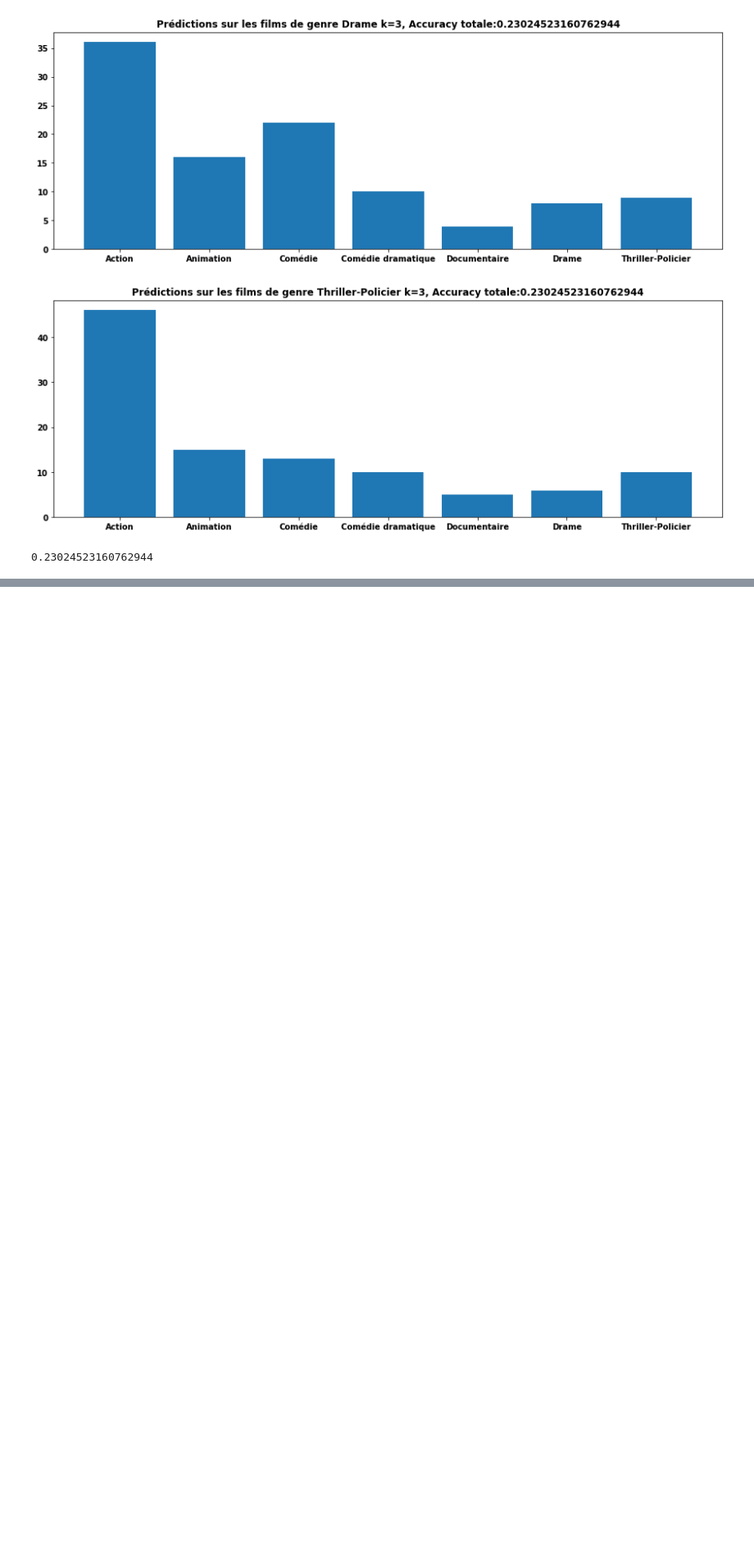
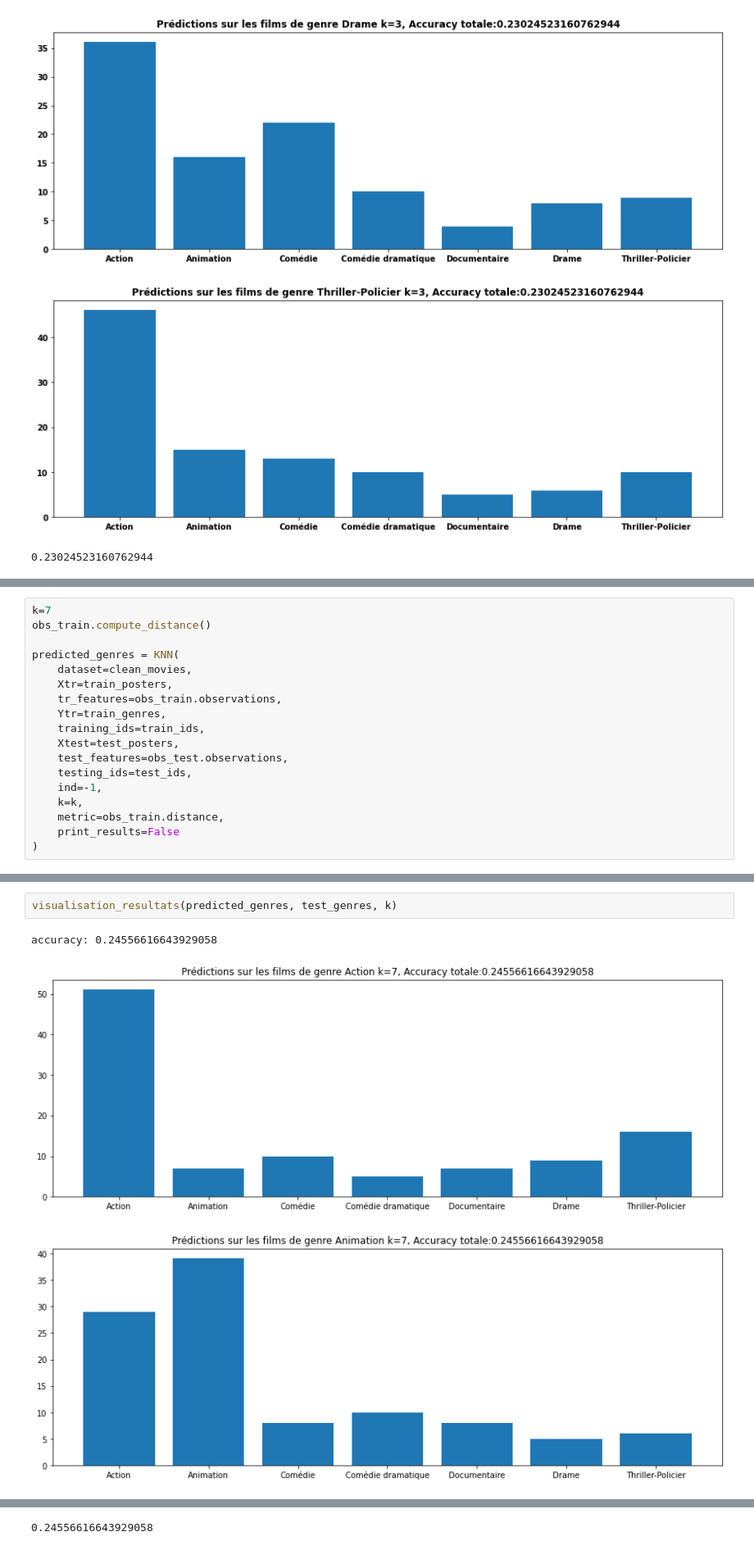
Before and after one commit to vloison/Projet_de_departement, a Jupyter notebook: moviegenre/Test_knn.ipynb, the cells around one changed output, grey strips where cells are left out. Shown at 82% size. Saved outputs shown, nothing was run; the diff lists cells and outputs as text; blank space fills up the shorter version.

```diff
--- a/moviegenre/Test_knn.ipynb
+++ b/moviegenre/Test_knn.ipynb
@@ -238,0 +303,18 @@ accuracy: 0.23024523160762944
+# %%
+k=7
+obs_train.compute_distance()
+
+predicted_genres = KNN(
+    dataset=clean_movies,
+    Xtr=train_posters,
+    tr_features=obs_train.observations,
+    Ytr=train_genres,
+    training_ids=train_ids,
+    Xtest=test_posters,
+    test_features=obs_test.observations,
+    testing_ids=test_ids,
+    ind=-1,
+    k=k,
+    metric=obs_train.distance,
+    print_results=False
+)
@@ -238,0 +372,6 @@ accuracy: 0.23024523160762944
+# %%
+visualisation_resultats(predicted_genres, test_genres, k)
+# %% [output]
+accuracy: 0.24556616643929058
+[figure, added]
+[figure, added]
@@ -238,0 +383 @@ accuracy: 0.23024523160762944
+0.24556616643929058
```
Also changed, not shown: parts of 14 cells of this notebook, 3 other files.
